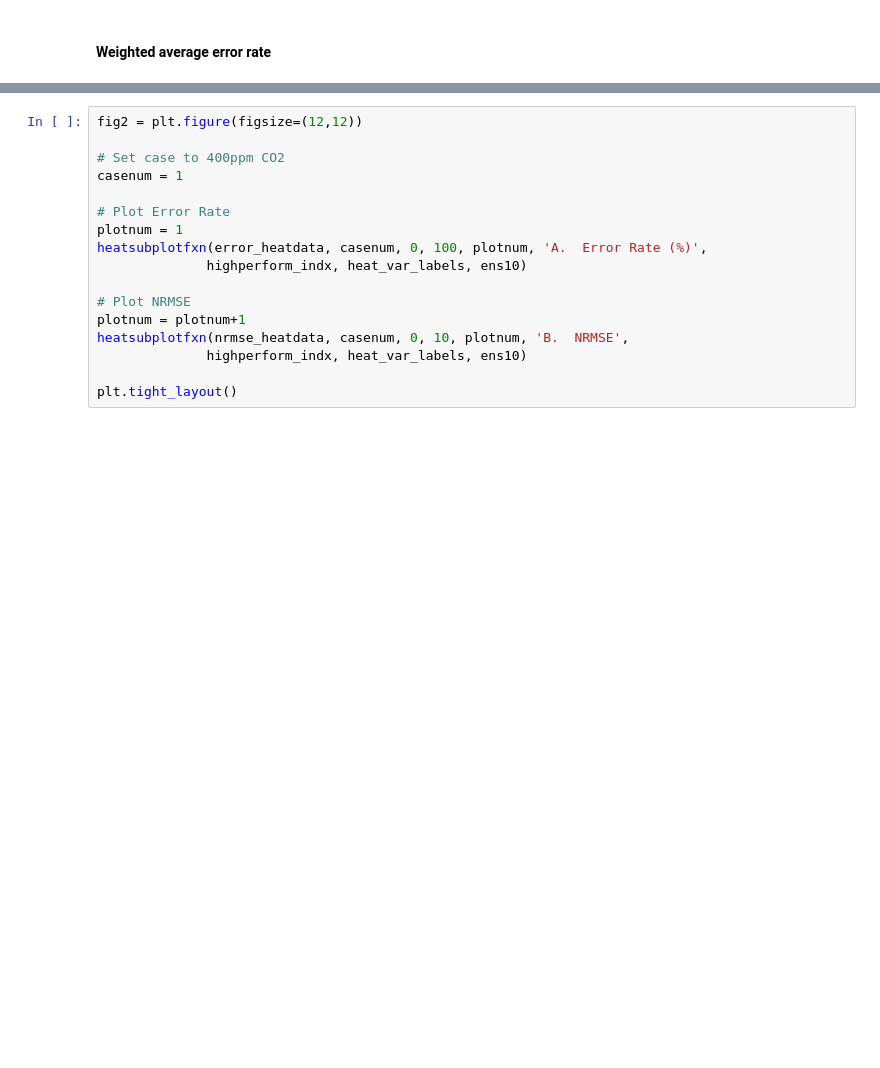
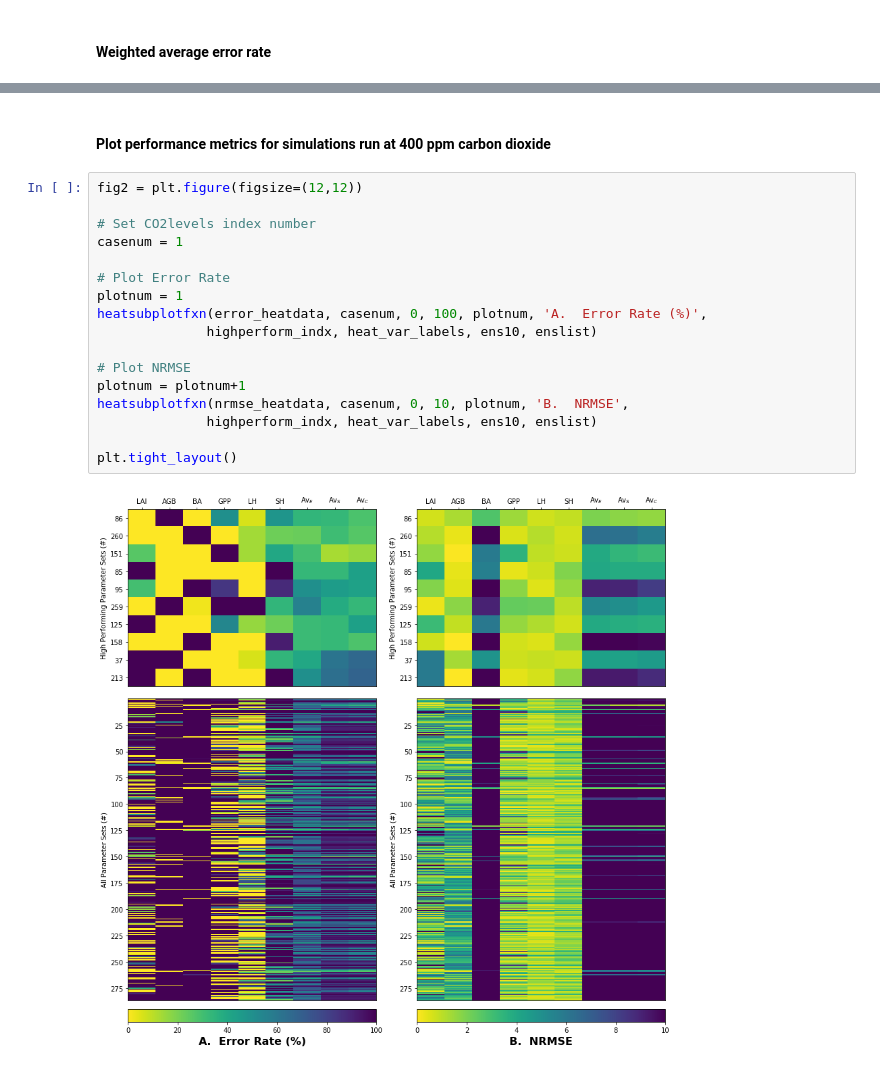
Before and after one commit to kovenock/FATES_Parameter_Selection, a Jupyter notebook: fates_parameter_ensemble_benchmarking_190703.ipynb, the cells around one changed output, grey strips where cells are left out. Cells and saved outputs as stored; diff of their text form; blank space fills up the shorter version.

```diff
--- a/fates_parameter_ensemble_benchmarking_190703.ipynb
+++ b/fates_parameter_ensemble_benchmarking_190703.ipynb
@@ -597,17 +639,21 @@ plt.tight_layout()
+# %% [markdown]
+#### Plot performance metrics for simulations run at 400 ppm carbon dioxide
 # %%
 fig2 = plt.figure(figsize=(12,12))
 
-# Set case to 400ppm CO2
+# Set CO2levels index number
 casenum = 1
 
 # Plot Error Rate
 plotnum = 1
 heatsubplotfxn(error_heatdata, casenum, 0, 100, plotnum, 'A.  Error Rate (%)',
-              highperform_indx, heat_var_labels, ens10)
+              highperform_indx, heat_var_labels, ens10, enslist)
 
 # Plot NRMSE
 plotnum = plotnum+1
 heatsubplotfxn(nrmse_heatdata, casenum, 0, 10, plotnum, 'B.  NRMSE',
-              highperform_indx, heat_var_labels, ens10)
+              highperform_indx, heat_var_labels, ens10, enslist)
 
 plt.tight_layout()
+# %% [output]
+[figure, added]
```
Also changed, not shown: parts of 28 cells of this notebook.
